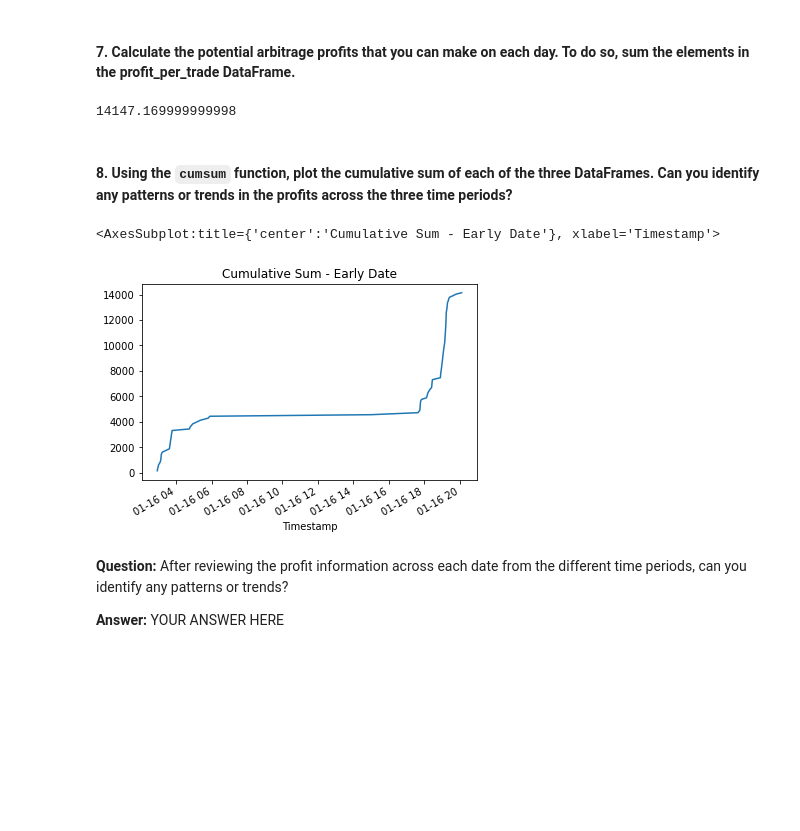
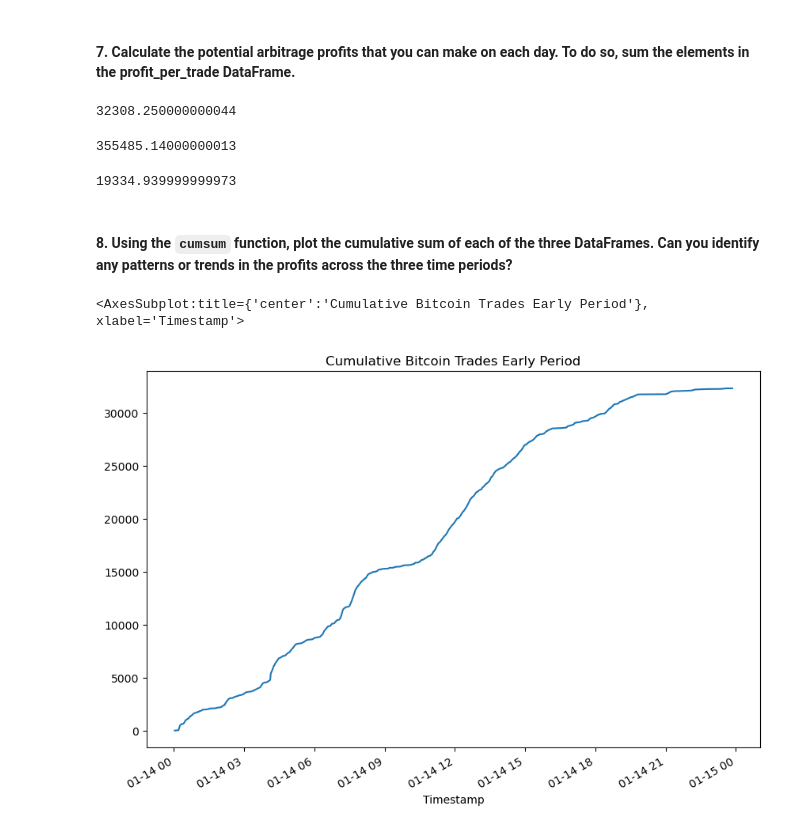
Before and after one commit to jeffreycrabill/arbitrage-analysis, a Jupyter notebook: crypto_arbitrage.ipynb, the cells around one changed output. Drawn from its saved outputs; the diff is of its cells as text; code cells hidden in the pictures; blank space fills up the shorter version.

```diff
--- a/crypto_arbitrage.ipynb
+++ b/crypto_arbitrage.ipynb
@@ -474,11 +474,11 @@ Name: Close, dtype: float64
 # %%
 # For the date early in the dataset, determine the number of times your trades with positive returns
 # exceed the 1% minimum threshold (.01) that you need to cover your costs
-profitable_trades_early = arbitrage_spread_early[arbitrage_spread_early>0.1]
+profitable_trades_early = arbitrage_spread_early[arbitrage_spread_early>0.01] / bitstamp_sliced.loc['2018-01-14']
 
-profitable_trades_middle = arbitrage_spread_middle[arbitrage_spread_middle>0.1]
+profitable_trades_middle = arbitrage_spread_middle[arbitrage_spread_middle>0.01] / coinbase_sliced.loc['2018-01-28']
 
-profitable_trades_late = arbitrage_spread_late[arbitrage_spread_late>0.1]
+profitable_trades_late = arbitrage_spread_late[arbitrage_spread_late>0.01] / coinbase_sliced.loc['2018-03-05']
 # Review the first five profitable trades
 display(profitable_trades_early.head())
 display(profitable_trades_middle.head())
@@ -546,12 +546,19 @@ Name: Close, dtype: float64
 # %%
 # For the date early in the dataset, calculate the potential profit per trade in dollars
 # Multiply the profitable trades by the cost of the Bitcoin that was purchased
-profit_early = # YOUR CODE HERE
+profit_early = profitable_trades_early * bitstamp_sliced.loc['2018-01-14']
+
+profit_middle = profitable_trades_middle * coinbase_sliced.loc['2018-01-28']
+
+profit_late = profitable_trades_late * coinbase_sliced.loc['2018-03-05']
 
 # Drop any missing values from the profit DataFrame
-profit_per_trade_early = # YOUR CODE HERE
-
+profit_per_trade_early = profit_early.dropna()
+profit_per_trade_middle = profit_middle.dropna()
+profit_per_trade_late = profit_late.dropna()
 # View the early profit DataFrame
-# YOUR CODE HERE
+display(profit_per_trade_early.head())
+display(profit_per_trade_middle.head())
+display(profit_per_trade_late.head())
 # %% [output]
 Timestamp
@@ -592,21 +629,25 @@ Name: Close, dtype: float64
 #### 7. Calculate the potential arbitrage profits that you can make on each day. To do so, sum the elements in the profit_per_trade DataFrame.
 # %%
 # Calculate the sum of the potential profits for the early profit per trade DataFrame
-# YOUR CODE HERE
+display(profit_per_trade_early.sum())
+display(profit_per_trade_middle.sum())
+display(profit_per_trade_late.sum())
 # %% [output]
-14147.169999999998
+32308.250000000044
+355485.14000000013
+19334.939999999973
 # %% [markdown]
 #### 8. Using the `cumsum` function, plot the cumulative sum of each of the three DataFrames. Can you identify any patterns or trends in the profits across the three time periods?
 # %%
 # Use the cumsum function to calculate the cumulative profits over time for the early profit per trade DataFrame
-cumulative_profit_early = # YOUR CODE HERE
+cumulative_profit_early = profit_per_trade_early.cumsum()
+
+cumulative_profit_middle = profit_per_trade_middle.cumsum()
+
+cumulative_profit_late = profit_per_trade_late.cumsum()
 # %%
 # Plot the cumulative sum of profits for the early profit per trade DataFrame
-# YOUR CODE HERE
+cumulative_profit_early.plot(figsize=(10, 7), title="Cumulative Bitcoin Trades Early Period")
 # %% [output]
-<AxesSubplot:title={'center':'Cumulative Sum - Early Date'}, xlabel='Timestamp'>
+<AxesSubplot:title={'center':'Cumulative Bitcoin Trades Early Period'}, xlabel='Timestamp'>
-[figure, old version]
+[figure, new version]
-# %% [markdown]
-**Question:** After reviewing the profit information across each date from the different time periods, can you identify any patterns or trends?
-
-**Answer:** YOUR ANSWER HERE
```
Also changed, not shown: parts of 13 cells of this notebook, 3 other files.
